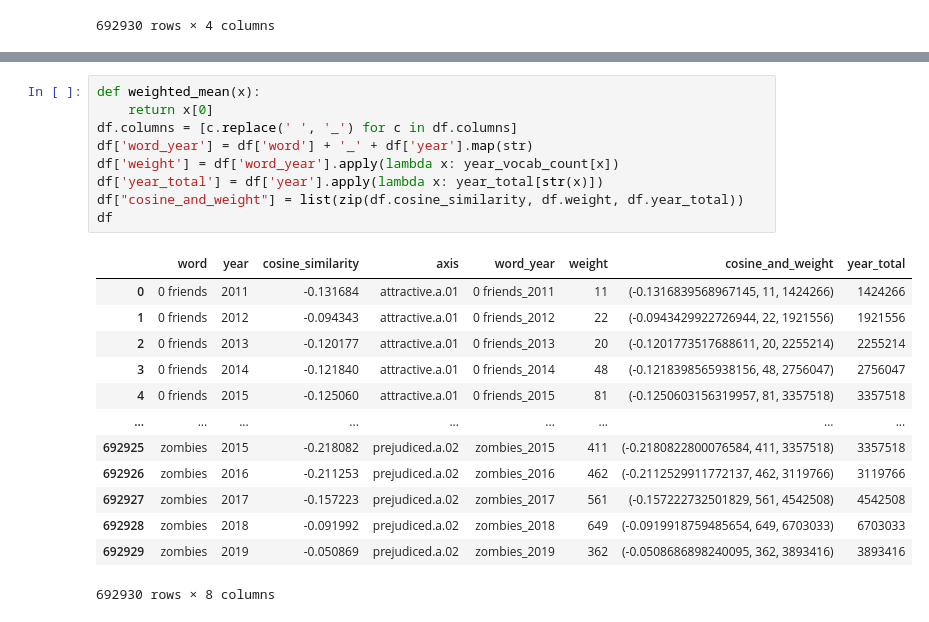
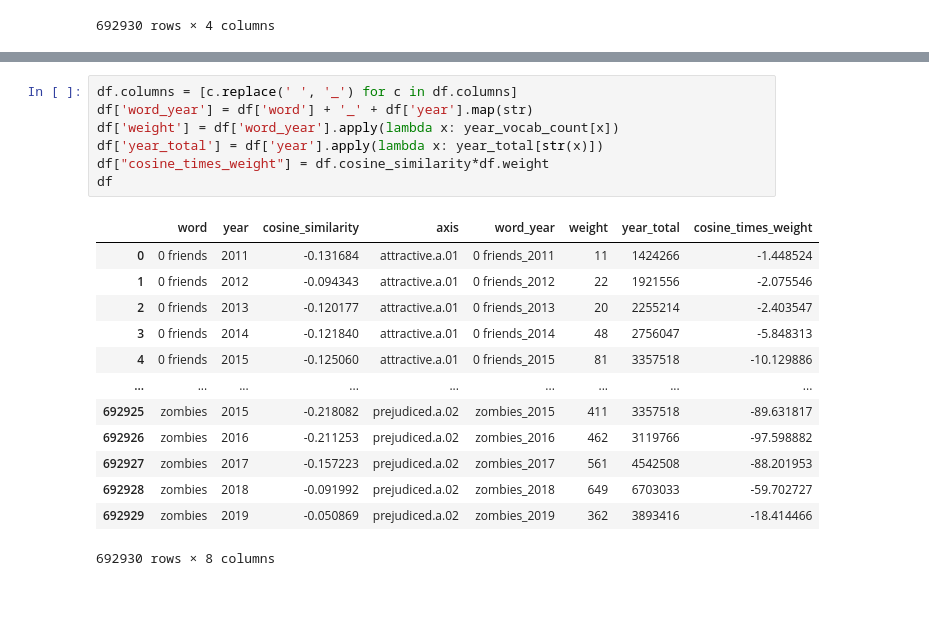
Before and after one commit to lucy3/context_semantic_axes, a Jupyter notebook: code/semantics_viz.ipynb, the cells around one changed output, grey strips where cells are left out. Drawn from its saved outputs; the diff is of its cells as text.

```diff
--- a/code/semantics_viz.ipynb
+++ b/code/semantics_viz.ipynb
@@ -406,25 +406,23 @@ Counter({'2017': 4542508,
          '2005': 18364,
          '1970': 11})
 # %%
-def weighted_mean(x):
-    return x[0]
 df.columns = [c.replace(' ', '_') for c in df.columns]
 df['word_year'] = df['word'] + '_' + df['year'].map(str)
 df['weight'] = df['word_year'].apply(lambda x: year_vocab_count[x])
 df['year_total'] = df['year'].apply(lambda x: year_total[str(x)])
-df["cosine_and_weight"] = list(zip(df.cosine_similarity, df.weight, df.year_total))
+df["cosine_times_weight"] = df.cosine_similarity*df.weight
 df
 # %% [output]
-|  | word | year | cosine_similarity | axis | word_year | weight | cosine_and_weight | year_total |
-| 0 | 0 friends | 2011 | -0.131684 | attractive.a.01 | 0 friends_2011 | 11 | (-0.1316839568967145, 11, 1424266) | 1424266 |
-| 1 | 0 friends | 2012 | -0.094343 | attractive.a.01 | 0 friends_2012 | 22 | (-0.0943429922726944, 22, 1921556) | 1921556 |
-| 2 | 0 friends | 2013 | -0.120177 | attractive.a.01 | 0 friends_2013 | 20 | (-0.1201773517688611, 20, 2255214) | 2255214 |
-| 3 | 0 friends | 2014 | -0.121840 | attractive.a.01 | 0 friends_2014 | 48 | (-0.1218398565938156, 48, 2756047) | 2756047 |
-| 4 | 0 friends | 2015 | -0.125060 | attractive.a.01 | 0 friends_2015 | 81 | (-0.1250603156319957, 81, 3357518) | 3357518 |
+|  | word | year | cosine_similarity | axis | word_year | weight | year_total | cosine_times_weight |
+| 0 | 0 friends | 2011 | -0.131684 | attractive.a.01 | 0 friends_2011 | 11 | 1424266 | -1.448524 |
+| 1 | 0 friends | 2012 | -0.094343 | attractive.a.01 | 0 friends_2012 | 22 | 1921556 | -2.075546 |
+| 2 | 0 friends | 2013 | -0.120177 | attractive.a.01 | 0 friends_2013 | 20 | 2255214 | -2.403547 |
+| 3 | 0 friends | 2014 | -0.121840 | attractive.a.01 | 0 friends_2014 | 48 | 2756047 | -5.848313 |
+| 4 | 0 friends | 2015 | -0.125060 | attractive.a.01 | 0 friends_2015 | 81 | 3357518 | -10.129886 |
 | ... | ... | ... | ... | ... | ... | ... | ... | ... |
-| 692925 | zombies | 2015 | -0.218082 | prejudiced.a.02 | zombies_2015 | 411 | (-0.2180822800076584, 411, 3357518) | 3357518 |
-| 692926 | zombies | 2016 | -0.211253 | prejudiced.a.02 | zombies_2016 | 462 | (-0.2112529911772137, 462, 3119766) | 3119766 |
-| 692927 | zombies | 2017 | -0.157223 | prejudiced.a.02 | zombies_2017 | 561 | (-0.157222732501829, 561, 4542508) | 4542508 |
-| 692928 | zombies | 2018 | -0.091992 | prejudiced.a.02 | zombies_2018 | 649 | (-0.0919918759485654, 649, 6703033) | 6703033 |
-| 692929 | zombies | 2019 | -0.050869 | prejudiced.a.02 | zombies_2019 | 362 | (-0.0508686898240095, 362, 3893416) | 3893416 |
+| 692925 | zombies | 2015 | -0.218082 | prejudiced.a.02 | zombies_2015 | 411 | 3357518 | -89.631817 |
+| 692926 | zombies | 2016 | -0.211253 | prejudiced.a.02 | zombies_2016 | 462 | 3119766 | -97.598882 |
+| 692927 | zombies | 2017 | -0.157223 | prejudiced.a.02 | zombies_2017 | 561 | 4542508 | -88.201953 |
+| 692928 | zombies | 2018 | -0.091992 | prejudiced.a.02 | zombies_2018 | 649 | 6703033 | -59.702727 |
+| 692929 | zombies | 2019 | -0.050869 | prejudiced.a.02 | zombies_2019 | 362 | 3893416 | -18.414466 |
 692930 rows × 8 columns
```
Also changed, not shown: parts of 6 cells of this notebook, 1 other file.
